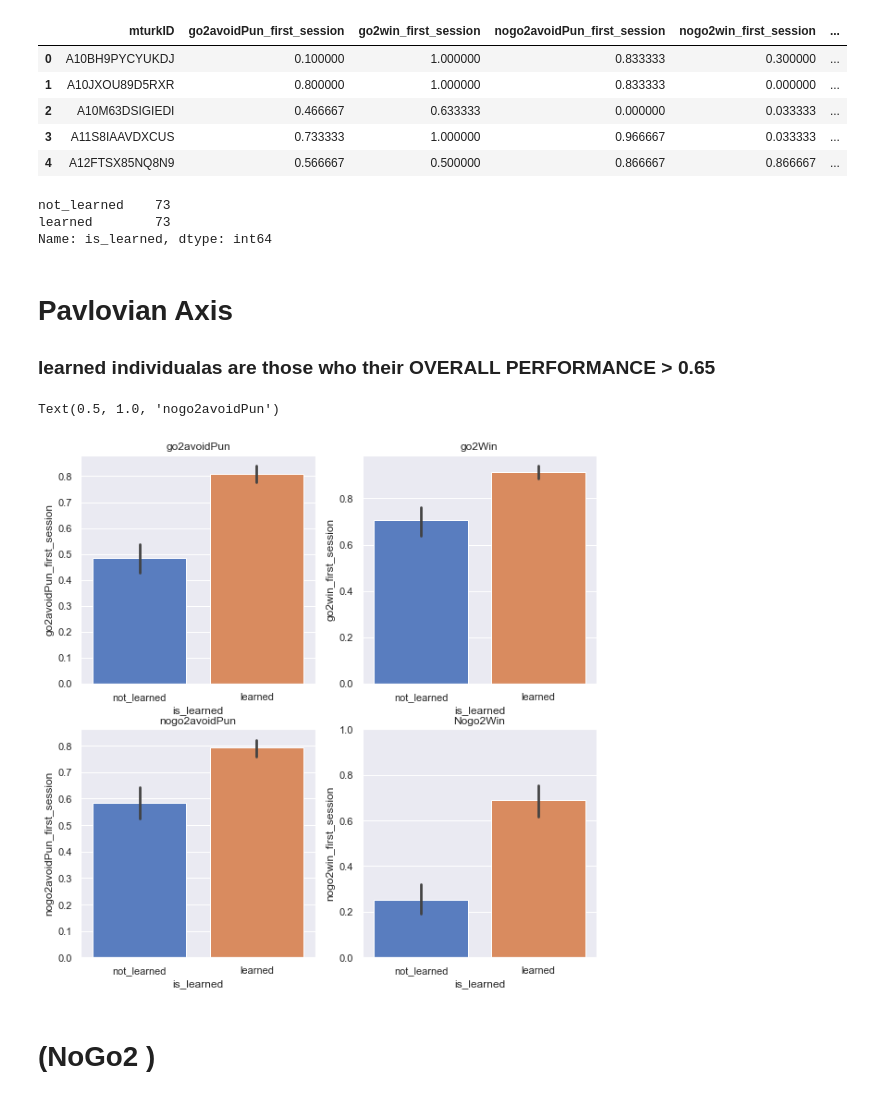
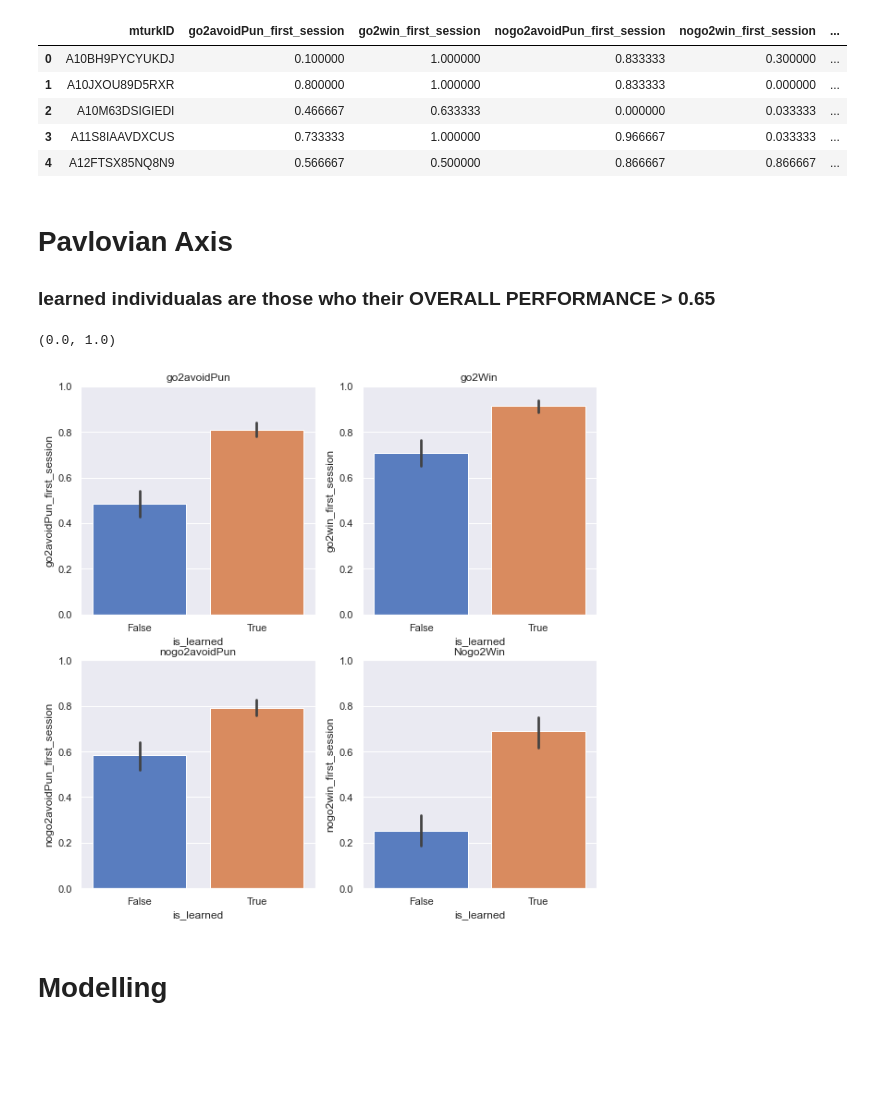
Before and after one commit to Sepsad/Interindividual-differences-in-Learning-to-Act-or-Avoid, a Jupyter notebook: First_session.ipynb, the cells around one changed output. Drawn from its saved outputs; the diff is of its cells as text; code cells hidden in the pictures; blank space fills up the shorter version.

Commit message:
first and second data are cleaned

```diff
--- a/First_session.ipynb
+++ b/First_session.ipynb
@@ -58,3 +47,5 @@ first_session_clean_data.mturkID.unique().shape
+# %%
+susp = first_session_clean_data[first_session_clean_data.suspicious == 'true'][['mturkID', 'suspicious_type','num_gos', 'block']]
 # %%
 IDs_for_exclusion_by_random_response = []
 IDs_for_exclusion_by_random_response = list(susp.mturkID.value_counts()[ (susp.mturkID.value_counts() == 3) ].index)
@@ -63,7 +54,7 @@ IDs_for_exclusion_by_random_response = list(susp.mturkID.value_counts()[ (susp.m
 
 num_excluded_experimenters += len(IDs_for_exclusion_by_random_response)
 
-first_session_clean_data = first_session_clean_data[first_session_clean_data.isin(IDs_for_exclusion_by_random_response) == False]
+first_session_clean_data = first_session_clean_data[first_session_clean_data.mturkID.isin(IDs_for_exclusion_by_random_response) == False]
 
 print("Number of participants excluded by this criterias:", len(IDs_for_exclusion_by_random_response))
 # %% [output]
@@ -81,7 +72,7 @@ non_accurate_IDs = accuracy_data[accuracy_data.is_below_55].mturkID
 
 num_excluded_experimenters += len(non_accurate_IDs)
 
-first_session_clean_data = first_session_clean_data[first_session_clean_data.isin(list(non_accurate_IDs)) == False]
+first_session_clean_data = first_session_clean_data[first_session_clean_data.mturkID.isin(list(non_accurate_IDs)) == False]
 print("Number of participants excluded by this criterias:", len(non_accurate_IDs))
 # %% [output]
 Number of participants excluded by this criterias: 44
@@ -150,11 +150,3 @@ final_performace_data.head()
 | 2 | A10M63DSIGIEDI | 0.466667 | 0.633333 | 0.000000 | 0.033333 | ... |
 | 3 | A11S8IAAVDXCUS | 0.733333 | 1.000000 | 0.966667 | 0.033333 | ... |
 | 4 | A12FTSX85NQ8N9 | 0.566667 | 0.500000 | 0.866667 | 0.866667 | ... |
-# %%
-final_performace_data['is_learned'] = final_performace_data.overall_performance > 0.65
-final_performace_data['is_learned'] = final_performace_data['is_learned'].replace({True:'learned', False:'not_learned'})
-final_performace_data['is_learned'].value_counts()
-# %% [output]
-not_learned    73
-learned        73
-Name: is_learned, dtype: int64
@@ -164,26 +158,35 @@ Name: is_learned, dtype: int64
 # %%
 fig, axs = plt.subplots(ncols=2, nrows = 2, figsize=(10,10))
 plt.ylim(0, 1)
+
+final_performace_data['is_learned'] = final_performace_data.overall_performance > 0.65
 
 sns.barplot(x="is_learned", y="nogo2win_first_session",
  data=final_performace_data,
  palette="muted", ax = axs[(1,1)]).set_title('Nogo2Win')
 
+axs[1,1].set_ylim(0,1)
+
 sns.barplot(x="is_learned", y="go2win_first_session",
  data=final_performace_data,
  palette="muted", ax = axs[(0,1)]).set_title('go2Win')
+axs[0,1].set_ylim(0,1)
+
 
 
 sns.barplot(x="is_learned", y="go2avoidPun_first_session",
  data=final_performace_data,
  palette="muted", ax = axs[(0,0)]).set_title('go2avoidPun')
+axs[0,0].set_ylim(0,1)
+
 
 
 sns.barplot(x="is_learned", y="nogo2avoidPun_first_session",
  data=final_performace_data,
  palette="muted", ax = axs[(1,0)]).set_title('nogo2avoidPun')
+axs[1,0].set_ylim(0,1)
 # %% [output]
-Text(0.5, 1.0, 'nogo2avoidPun')
+(0.0, 1.0)
-[figure, old version]
+[figure, new version]
 # %% [markdown]
-# (NoGo2 )
+# Modelling
```
Also changed, not shown: parts of 20 cells of this notebook, 1 other file.
